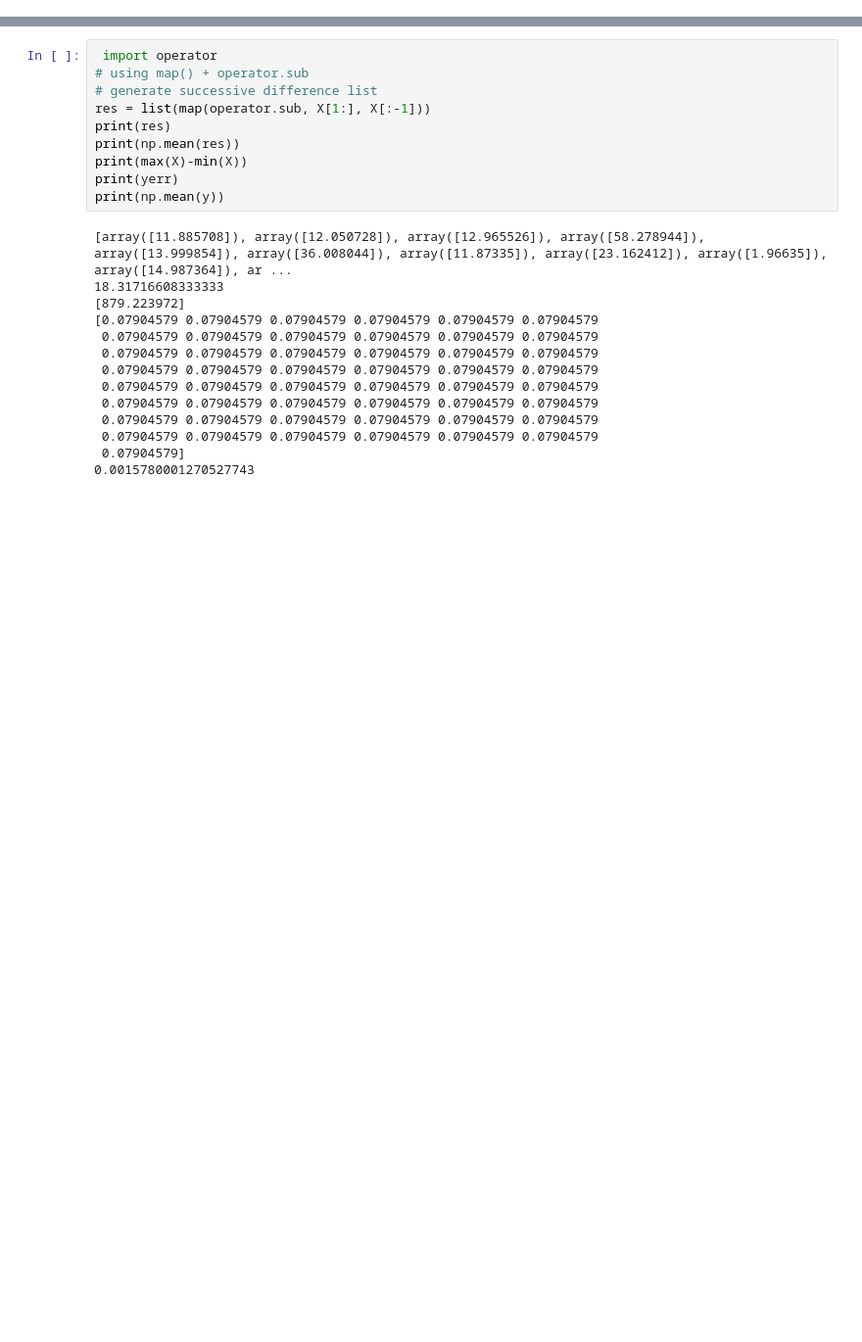
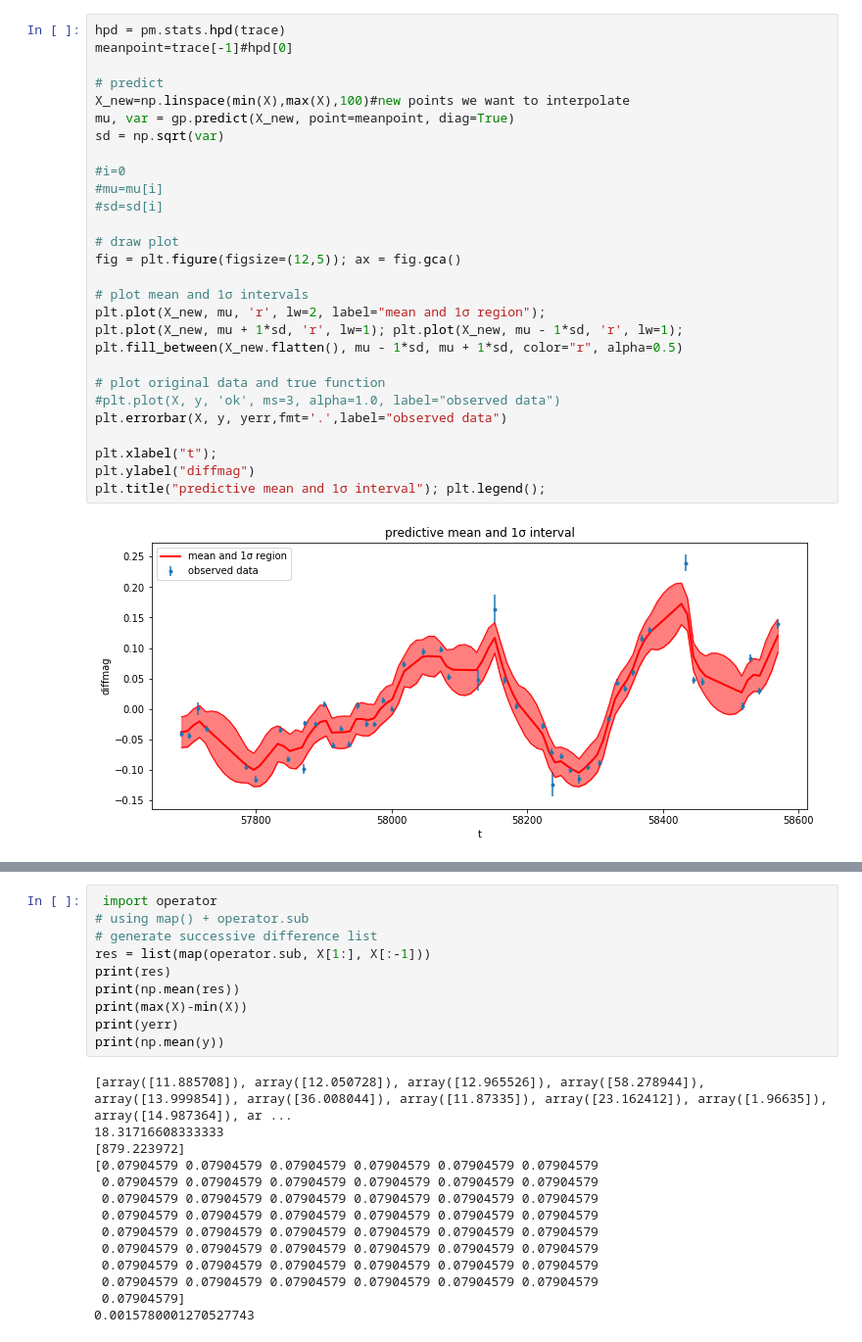
Before and after one commit to MalteBrinch/Master-Thesis-Code, a Jupyter notebook: Continuum model CAR(1).ipynb, the cells around one changed output, grey strips where cells are left out. Shown at 98% size. Drawn from its saved outputs; the diff is of its cells as text; blank space fills up the shorter version.

```diff
--- a/Continuum model CAR(1).ipynb
+++ b/Continuum model CAR(1).ipynb
@@ -194,0 +218,30 @@ plt.plot(X, y, 'ok', ms=3, alpha=0.5, label="Observed data");
+# %%
+hpd = pm.stats.hpd(trace)
+meanpoint=trace[-1]#hpd[0]
+
+# predict
+X_new=np.linspace(min(X),max(X),100)#new points we want to interpolate
+mu, var = gp.predict(X_new, point=meanpoint, diag=True)
+sd = np.sqrt(var)
+
+#i=0
+#mu=mu[i]
+#sd=sd[i]
+
+# draw plot
+fig = plt.figure(figsize=(12,5)); ax = fig.gca()
+
+# plot mean and 1σ intervals
+plt.plot(X_new, mu, 'r', lw=2, label="mean and 1σ region");
+plt.plot(X_new, mu + 1*sd, 'r', lw=1); plt.plot(X_new, mu - 1*sd, 'r', lw=1);
+plt.fill_between(X_new.flatten(), mu - 1*sd, mu + 1*sd, color="r", alpha=0.5)
+
+# plot original data and true function
+#plt.plot(X, y, 'ok', ms=3, alpha=1.0, label="observed data")
+plt.errorbar(X, y, yerr,fmt='.',label="observed data")
+
+plt.xlabel("t");
+plt.ylabel("diffmag")
+plt.title("predictive mean and 1σ interval"); plt.legend();
+# %% [output]
+[figure, added]
```
Also changed, not shown: parts of 29 cells of this notebook.
